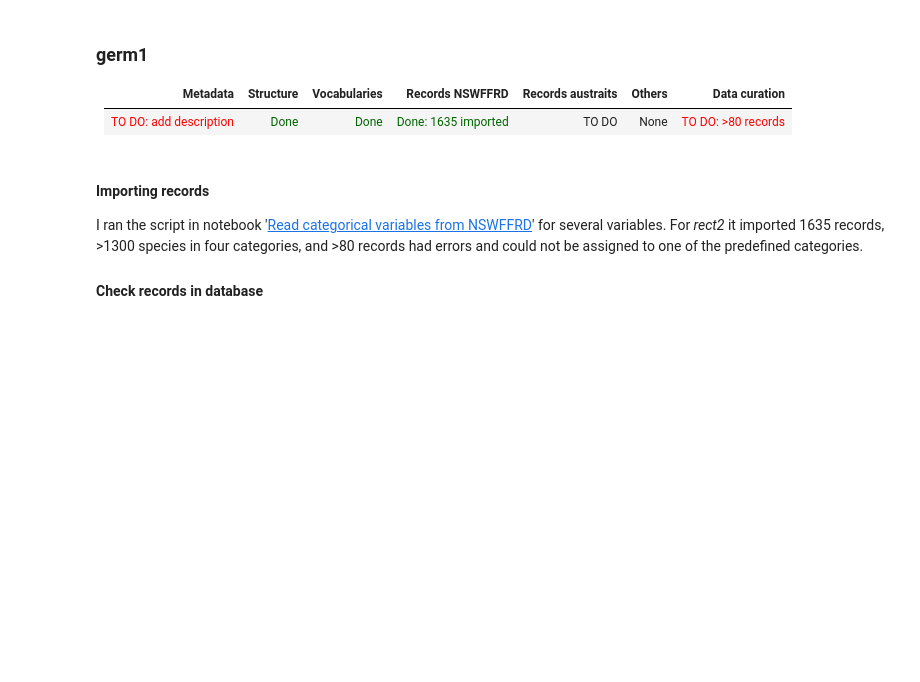
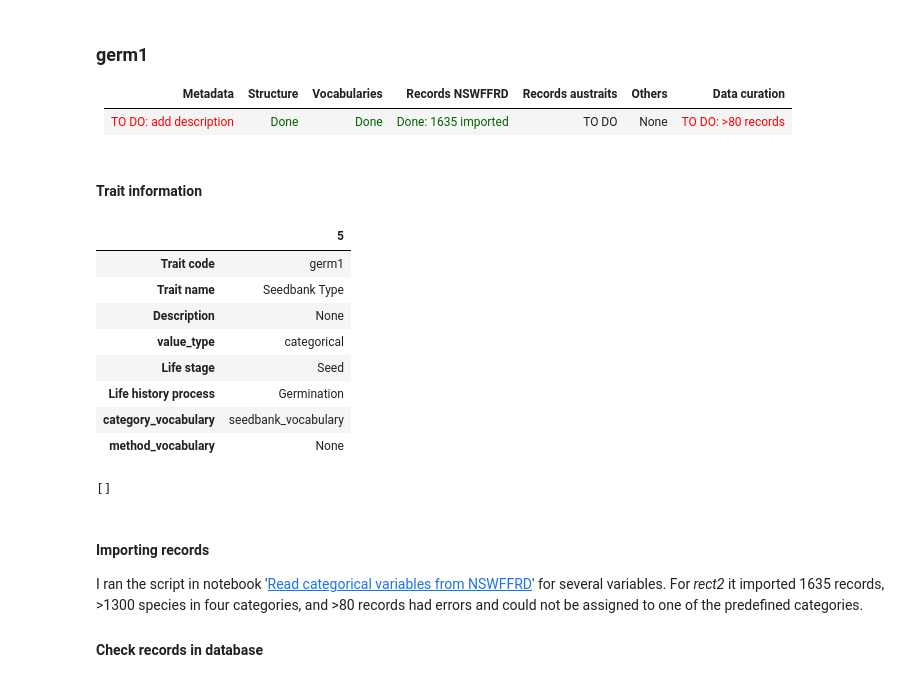
Before and after one commit to ces-unsw-edu-au/fireveg-db-imports, a Jupyter notebook: python/Literature-review/00-Status-Imports.ipynb, the cells around one changed output. Saved outputs shown, nothing was run; the diff lists cells and outputs as text; code cells hidden in the pictures; blank space fills up the shorter version.

```diff
--- a/python/Literature-review/00-Status-Imports.ipynb
+++ b/python/Literature-review/00-Status-Imports.ipynb
@@ -515,13 +589,25 @@ dbquery(qry_values % 'rect2',dbparams)
 Metadata | Structure | Vocabularies | Records NSWFFRD | Records austraits | Others | Data curation
 ---|---|---|---|---|---|---
 <font color='red'>TO DO: add description</font>|<font color='darkgreen'>Done</font>|<font color='darkgreen'>Done</font>| <font color='darkgreen'>Done: 1635 imported</font>| TO DO | None | <font color='red'>TO DO: >80 records</font>
+# %% [markdown]
+#### Trait information
 # %%
-trait_info[1]['code']
-for elem in filter(lambda x: x['code'] == 'germ1', trait_info):
-    for k in elem.keys():
-        print("%s: %s" % (k,elem[k]))
+elem = trait_info[trait_info["Trait code"]=="germ1"]
+elem.transpose()
+# %% [output]
+|  | 5 |
+| Trait code | germ1 |
+| Trait name | Seedbank Type |
+| Description | None |
+| value_type | categorical |
+| Life stage | Seed |
+| Life history process | Germination |
+| category_vocabulary | seedbank_vocabulary |
+| method_vocabulary | None |
 # %%
 dbquery(qry_vocabulary % elem['category_vocabulary'],dbparams)
+# %% [output]
+[]
 # %% [markdown]
 #### Importing records
 
```
Also changed, not shown: parts of 32 cells of this notebook, 3 other files.
